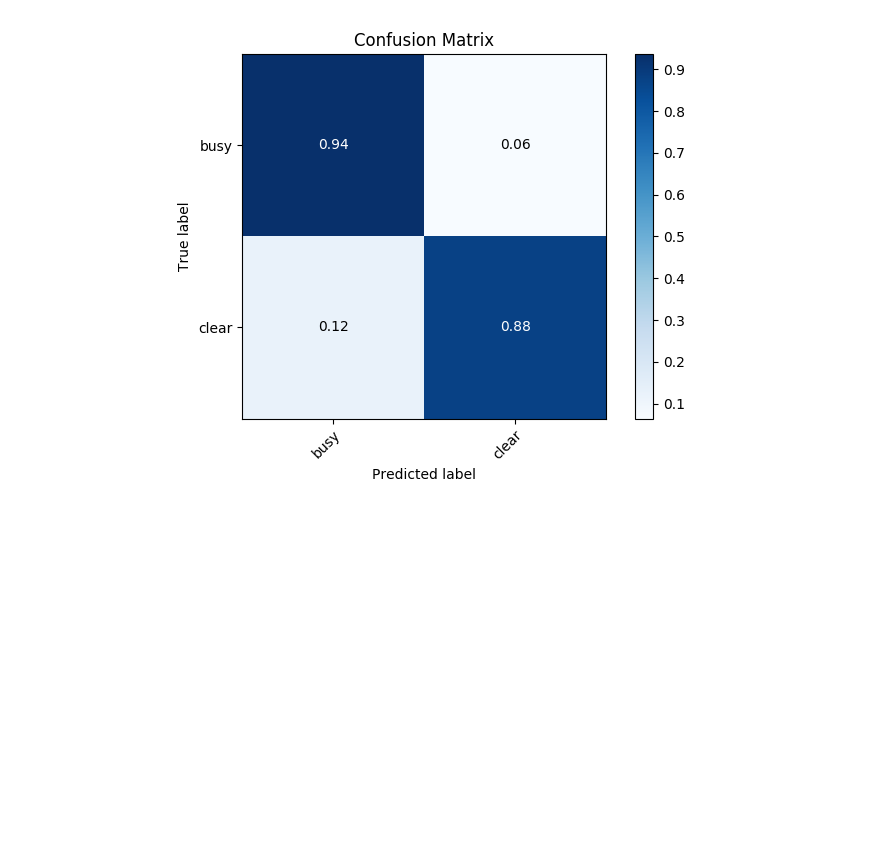
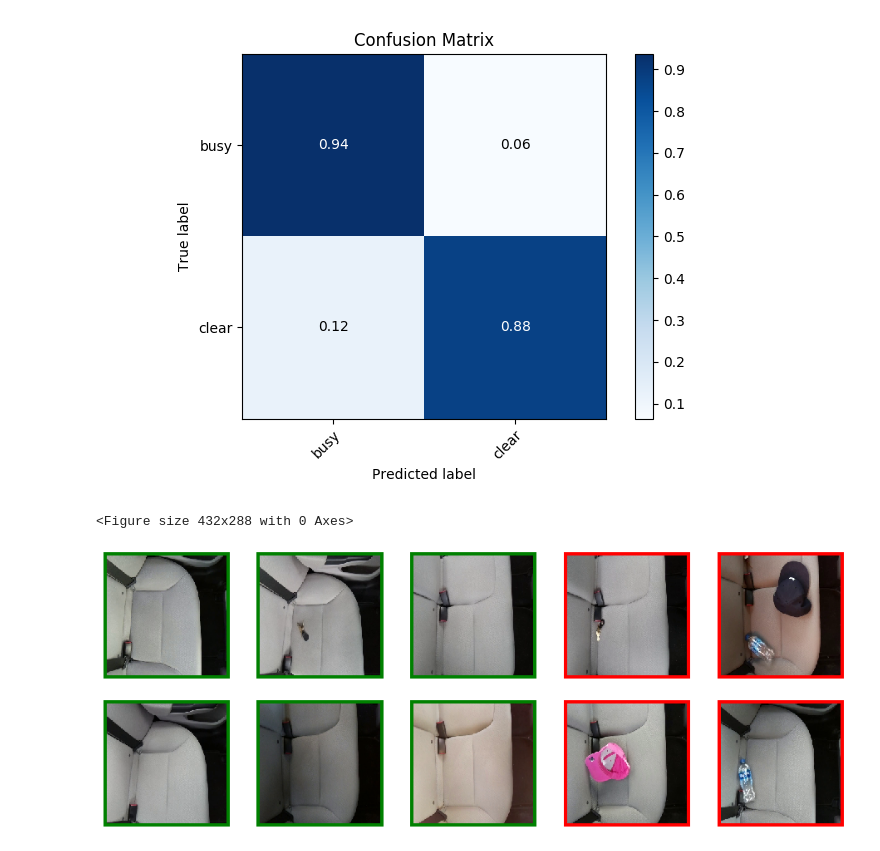
Before and after one commit to backup-test-123/flytekubecondemo2019, a Jupyter notebook: demoproject/Demo.ipynb, the cells around one changed output. Saved outputs shown, nothing was run; the diff lists cells and outputs as text; code cells hidden in the pictures; blank space fills up the shorter version.

Commit message:
Added images for demo and rendering code

```diff
--- a/demoproject/Demo.ipynb
+++ b/demoproject/Demo.ipynb
@@ -128,8 +152,11 @@ print("Started execution: {}".format(execution.id))
 # execution = SdkWorkflowExecution.fetch("flytekubecondemo2019", "development", "fb70c00d42c2940649ef")
 
 execution.wait_for_completion()
-print("Workflow procduced {} outputs".format(len(execution.outputs)))
+print("Workflow produced {} outputs".format(len(execution.outputs)))
 
 # Download the model locally to run predictions
 execution.outputs["model"].download("model", overwrite=True)
+
+from keras.models import load_model
+model = load_model("model")
 # %% [output]
@@ -142,3 +169,39 @@ execution.outputs["confusion_matrix_image"].download(local_file, overwrite=True)
 Image(filename=local_file)
 # %% [output]
 [figure]
+# %%
+import os
+import numpy as np
+from keras.models import load_model
+from keras.preprocessing import image
+import matplotlib.pyplot as plt
+
+
+def predict_and_render(imags_paths, model):
+    imgs = [image.load_img(img_path, target_size=[224, 224]) for img_path in imgs_paths]
+    xs = [image.img_to_array(img) for img in imgs]
+    xs = [np.expand_dims(x, axis=0) for x in xs]
+    xs = np.vstack(xs)
+    preds = model.predict(np.array(xs))
+    fig = plt.figure()
+
+    fig, axes = plt.subplots(2, 5, figsize=(16,6))
+    plt.setp(plt.gcf().get_axes(), xticks=[], yticks=[]);
+
+    for i, img in enumerate(imgs):
+        ax_x = i // 5
+        ax_y = i % 5
+        for axis in ['top','bottom','left','right']:
+            axes[ax_x, ax_y].spines[axis].set_linewidth(4.0)
+        if preds[i][1] > 0.06739821285009384:
+            plt.setp(axes[ax_x, ax_y].spines.values(), color='red')
+        else:
+            plt.setp(axes[ax_x, ax_y].spines.values(), color='green')
+        axes[ax_x, ax_y].imshow(imgs[i])
+
+
+imgs_paths = [os.path.join("demo_imgs", img_path) for img_path in os.listdir("demo_imgs")]
+predict_and_render(imgs_paths, model)
+# %% [output]
+<Figure size 432x288 with 0 Axes>
+[figure, added]
```
Also changed, not shown: parts of 4 cells of this notebook, 10 other files.
